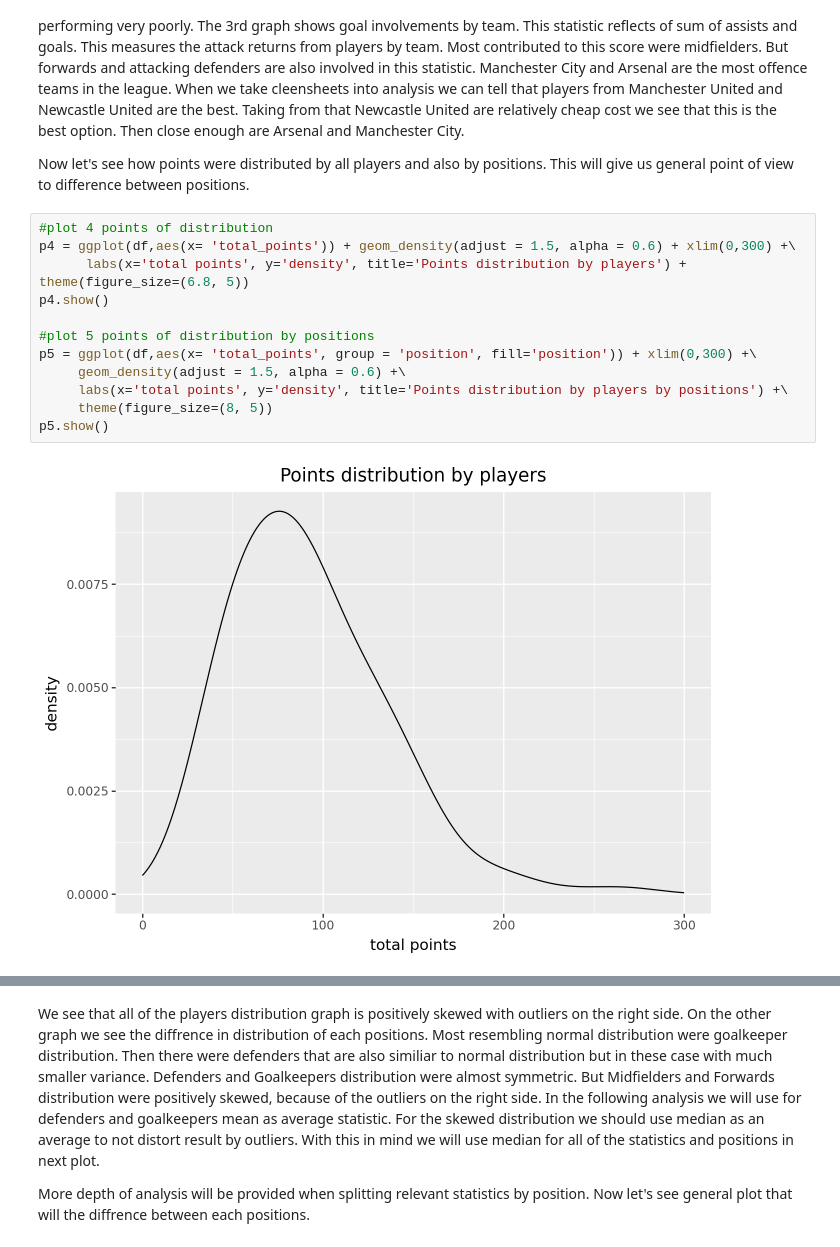
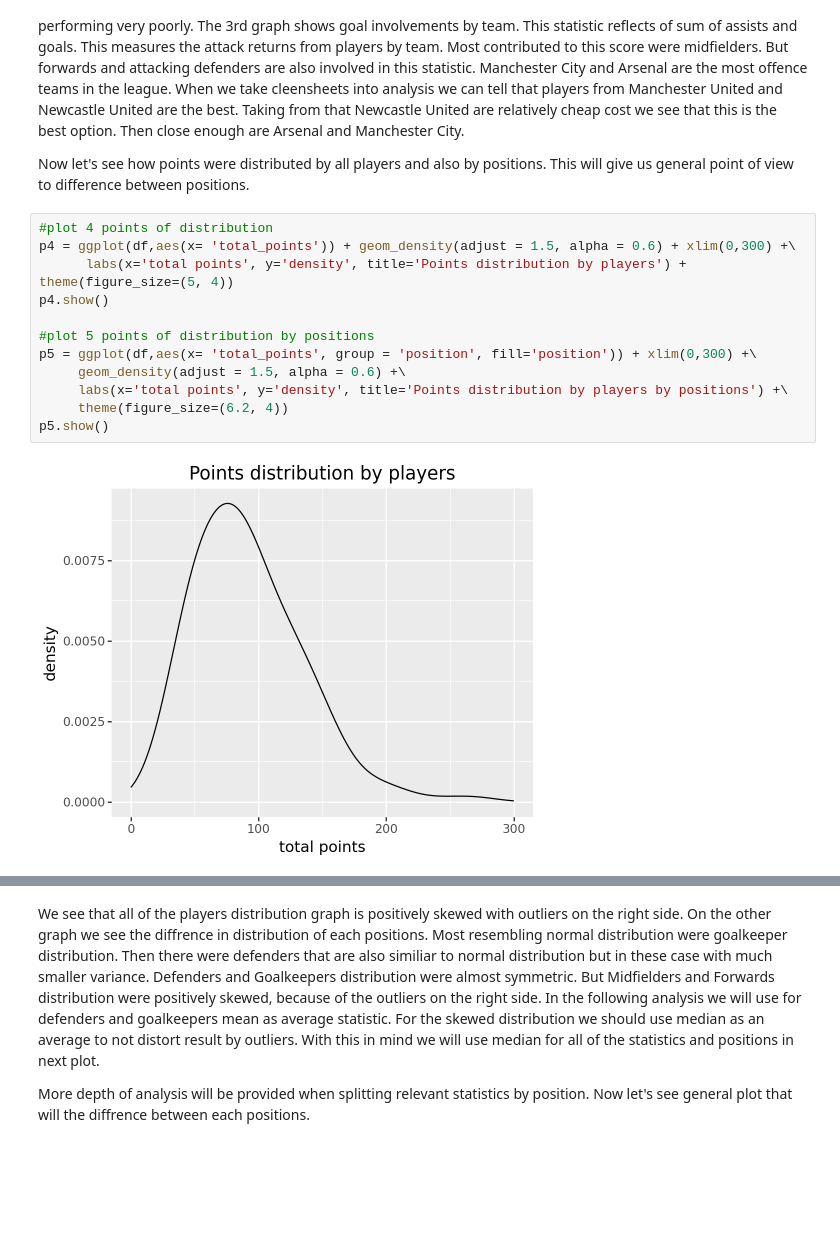
Before and after one commit to matpasternak/fpl_22_23, a Jupyter notebook: 2_Data_analysis.ipynb, the cells around one changed output, grey strips where cells are left out. Cells and saved outputs as stored; diff of their text form; blank space fills up the shorter version.

```diff
--- a/2_Data_analysis.ipynb
+++ b/2_Data_analysis.ipynb
@@ -138,14 +138,14 @@ Now let's see how points were distributed by all players and also by positions.
 # %%
 #plot 4 points of distribution
 p4 = ggplot(df,aes(x= 'total_points')) + geom_density(adjust = 1.5, alpha = 0.6) + xlim(0,300) +\
-      labs(x='total points', y='density', title='Points distribution by players') + theme(figure_size=(6.8, 5))
+      labs(x='total points', y='density', title='Points distribution by players') + theme(figure_size=(5, 4))
 p4.show()
 
 #plot 5 points of distribution by positions
 p5 = ggplot(df,aes(x= 'total_points', group = 'position', fill='position')) + xlim(0,300) +\
      geom_density(adjust = 1.5, alpha = 0.6) +\
      labs(x='total points', y='density', title='Points distribution by players by positions') +\
-     theme(figure_size=(8, 5))
+     theme(figure_size=(6.2, 4))
 p5.show()
 # %% [output]
-[figure, old version]
+[figure, new version]
```
Also changed, not shown: parts of 5 cells of this notebook.
